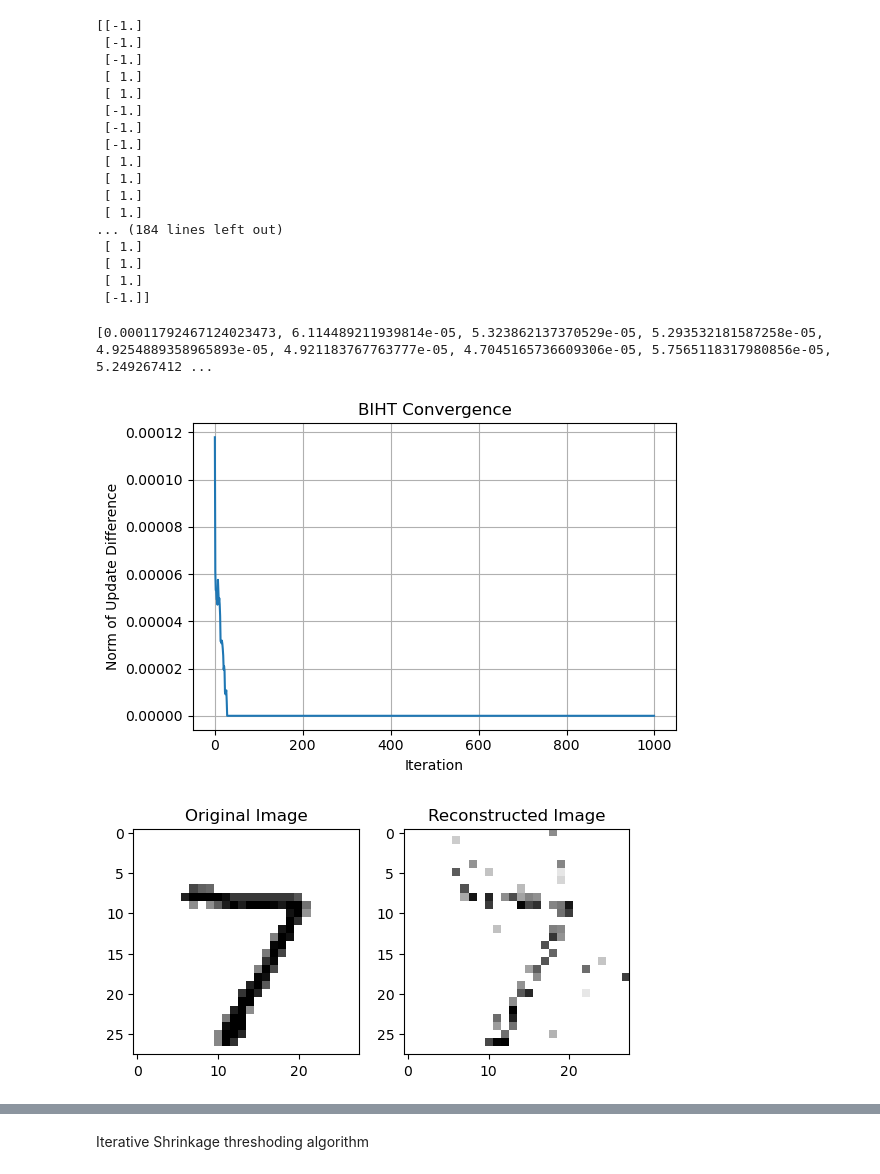
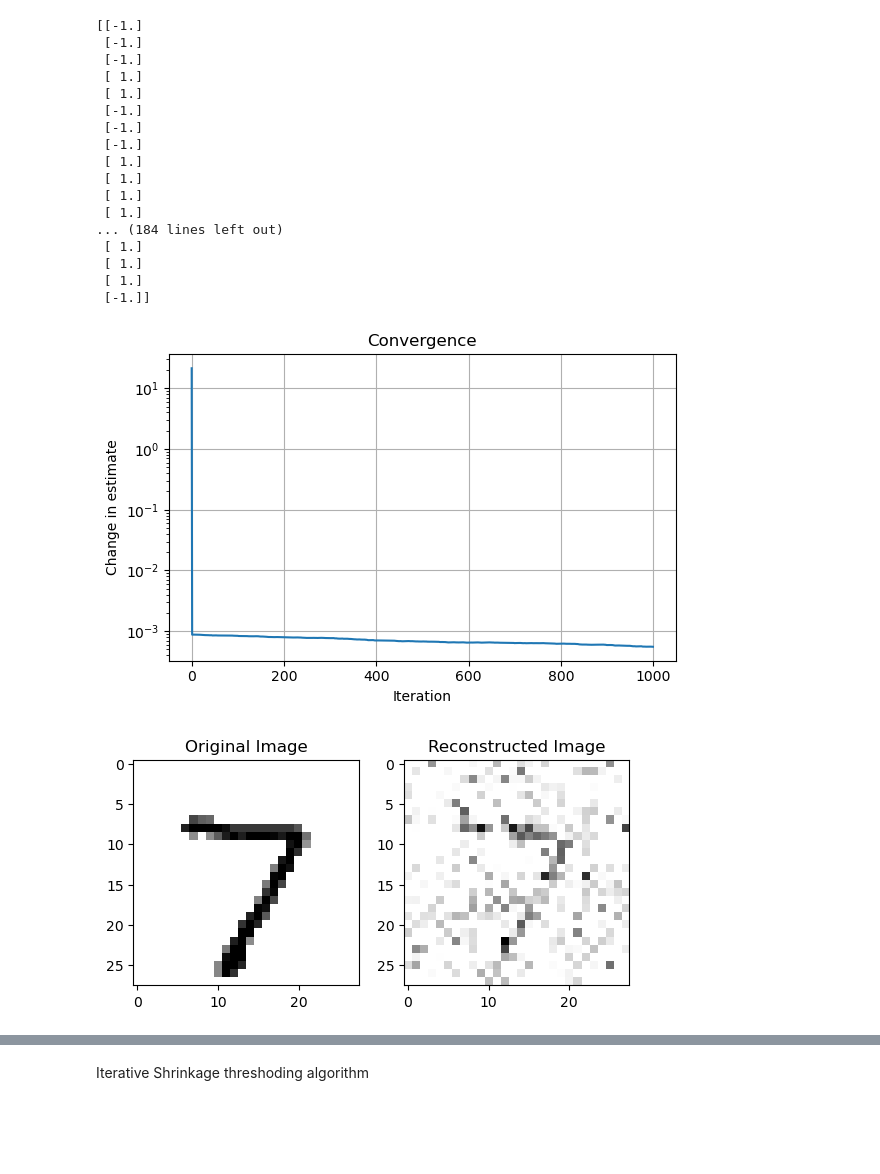
Before and after one commit to josephine-king/EE4740_ImageCompression, a Jupyter notebook: image_compression.ipynb, the cells around one changed output, grey strips where cells are left out. Cells and saved outputs as stored; diff of their text form; code cells hidden in the pictures; blank space fills up the shorter version.

Commit message:
adding hamming error, rfpi algorithm

```diff
--- a/image_compression.ipynb
+++ b/image_compression.ipynb
@@ -233,28 +223,32 @@ def binary_iht(meas_matrix, measurement, lamda, eta, sparsity, max_iter):
-# %%
-# Test out OMP algorithm
-data = import_mnist_data(1)
-sparse_data = sparsify_data(data, 100)
-meas_matrix = make_meas_matrix(500,784)
-measurement = get_measurements(sparse_data, meas_matrix)
-
-estimate, convergence = binary_iht(meas_matrix, measurement, 0.1, 0.0001, 100, 1000)
-# Renormalize
-estimate = estimate * 255/(max(estimate))
-
-print(convergence)
-
-plt.figure(figsize=(6, 4))
-plt.plot(convergence)
-plt.xlabel("Iteration")
-plt.ylabel("Norm of Update Difference")
-plt.title("BIHT Convergence")
-plt.grid(True)
-plt.tight_layout()
-plt.show()
-
-#estimate = sparsify_data(abs(estimate), 0)
-plot_est_images(sparse_data, estimate)
-# %% [output]
-[0.00011792467124023473, 6.114489211939814e-05, 5.323862137370529e-05, 5.293532181587258e-05, 4.9254889358965893e-05, 4.921183767763777e-05, 4.7045165736609306e-05, 5.7565118317980856e-05, 5.249267412 ...
-[figure, removed]
-[figure, removed]
+# %%
+# Test out RFPI
+num_img = 1
+meas_matrix_dims = [500]
+mses = []
+data = import_mnist_data(num_img)
+sparse_data = sparsify_data(data, 100)
+for m in meas_matrix_dims:
+    mse_dim = []
+    for idx in range(0,num_img):
+        curr_data = sparse_data[idx,:]
+        meas_matrix = make_meas_matrix(m,784)
+        measurement = np.reshape(get_measurements(curr_data, meas_matrix), (m,1))
+        estimate, convergence = rfpi(meas_matrix, measurement, 0.000001, 0.02, 1000)
+        # Renormalize
+        estimate = abs(estimate) * 255/(np.max(abs(estimate)))
+        mse = calculate_normalized_mse(curr_data, estimate)
+        mse_dim.append(mse)
+# %%
+plt.figure(figsize=(6, 4))
+plt.semilogy(convergence)
+plt.xlabel("Iteration")
+plt.ylabel("Change in estimate")
+plt.title("Convergence")
+plt.grid(True)
+plt.tight_layout()
+plt.show()
+
+plot_est_images(curr_data, estimate)
+# %% [output]
+[figure, added]
+[figure, added]
```
Also changed, not shown: parts of 5 cells of this notebook.
